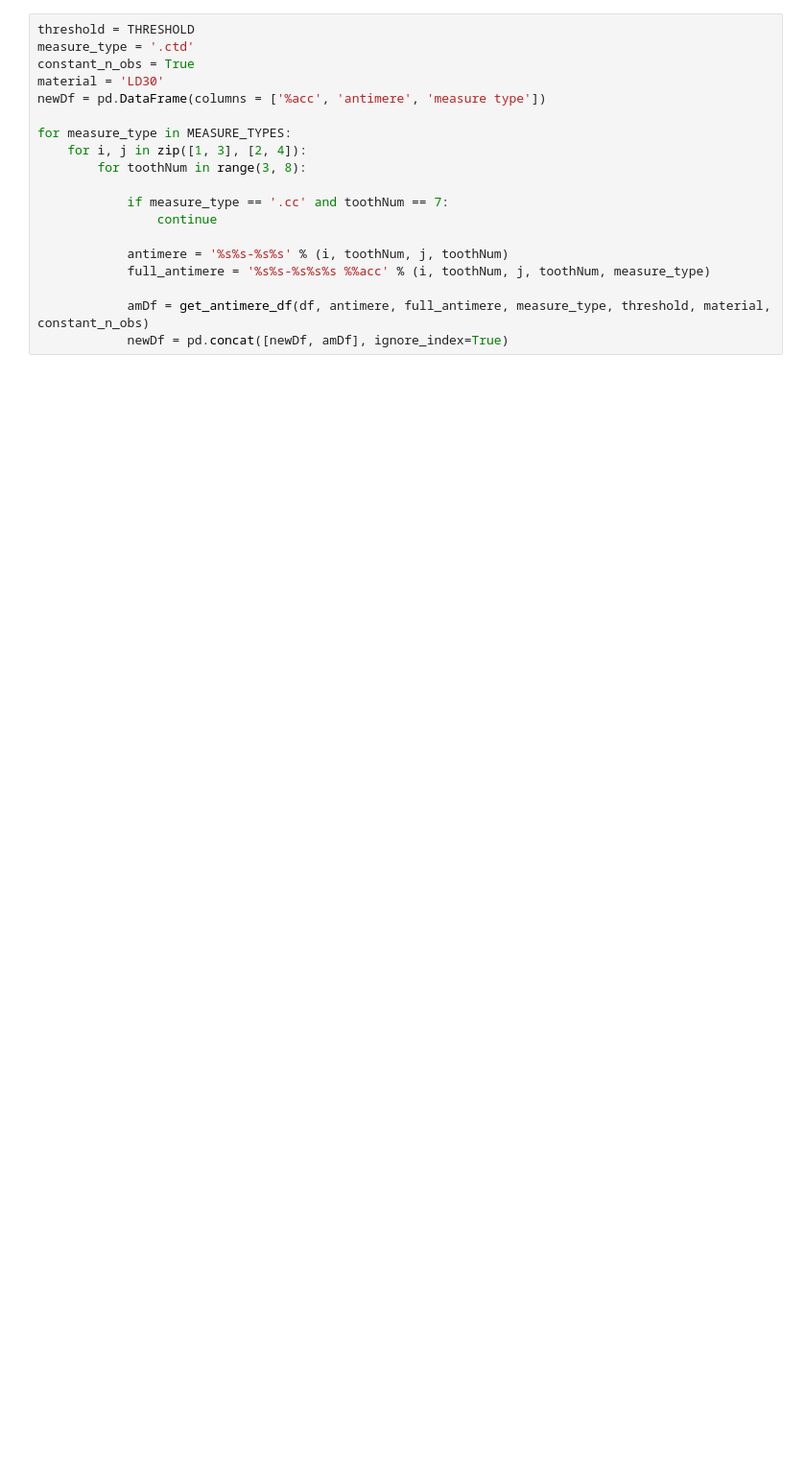
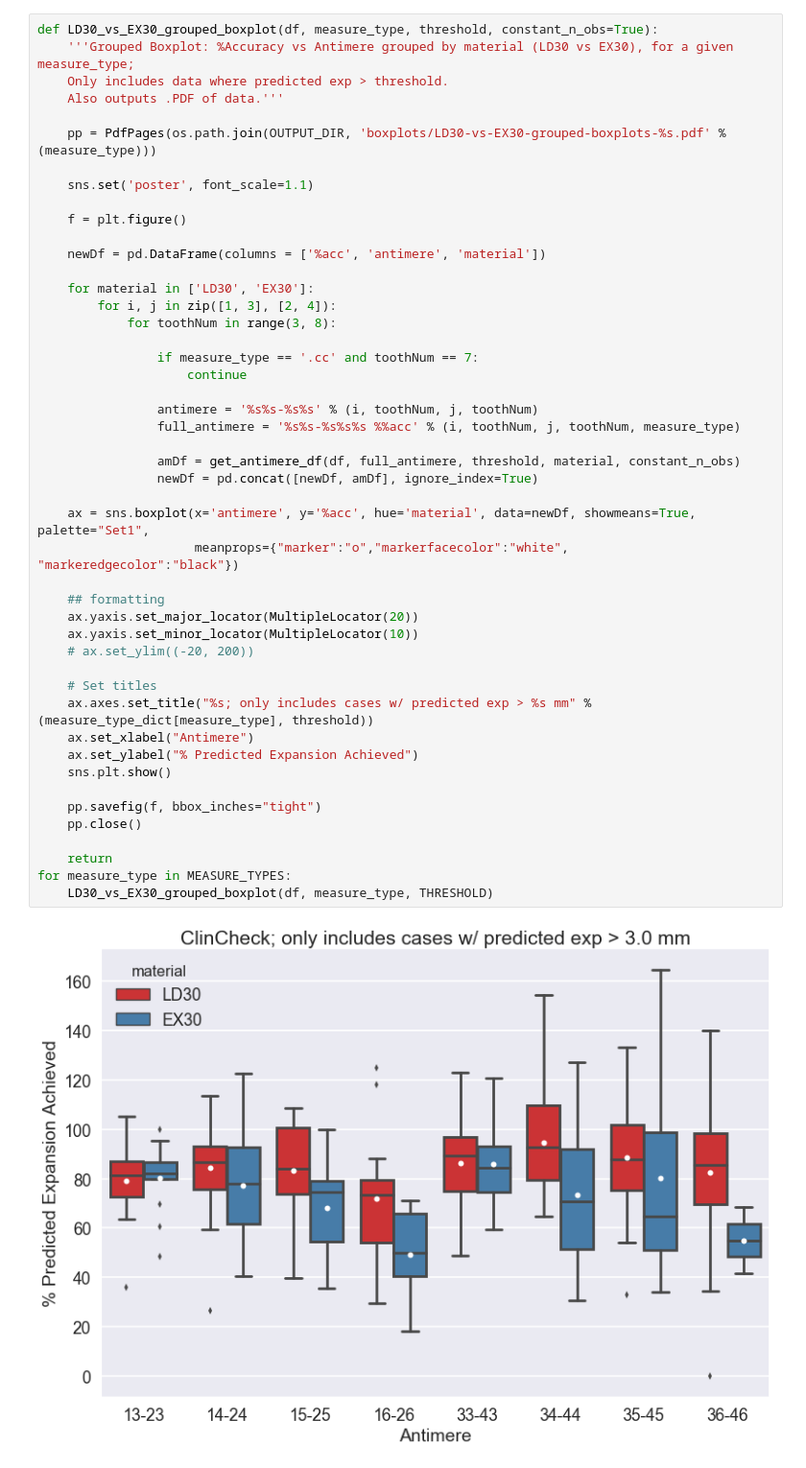
Before and after one commit to richard-tien/PROJ174, a Jupyter notebook: box-plots.ipynb, the cells around one changed output. Shown at 96% size. Drawn from its saved outputs; the diff is of its cells as text; blank space fills up the shorter version.

```diff
--- a/box-plots.ipynb
+++ b/box-plots.ipynb
@@ -111,19 +276,49 @@ for measure_type in MEASURE_TYPES:
 # %%
-threshold = THRESHOLD
-measure_type = '.ctd'
-constant_n_obs = True
-material = 'LD30'
-newDf = pd.DataFrame(columns = ['%acc', 'antimere', 'measure type'])
+def LD30_vs_EX30_grouped_boxplot(df, measure_type, threshold, constant_n_obs=True):
+    '''Grouped Boxplot: %Accuracy vs Antimere grouped by material (LD30 vs EX30), for a given measure_type;
+    Only includes data where predicted exp > threshold.
+    Also outputs .PDF of data.'''
 
+    pp = PdfPages(os.path.join(OUTPUT_DIR, 'boxplots/LD30-vs-EX30-grouped-boxplots-%s.pdf' % (measure_type)))
+
+    sns.set('poster', font_scale=1.1)
+
+    f = plt.figure()
+
+    newDf = pd.DataFrame(columns = ['%acc', 'antimere', 'material'])
+
+    for material in ['LD30', 'EX30']:
+        for i, j in zip([1, 3], [2, 4]):
+            for toothNum in range(3, 8):
+
+                if measure_type == '.cc' and toothNum == 7:
+                    continue
+
+                antimere = '%s%s-%s%s' % (i, toothNum, j, toothNum)
+                full_antimere = '%s%s-%s%s%s %%acc' % (i, toothNum, j, toothNum, measure_type)
+
+                amDf = get_antimere_df(df, full_antimere, threshold, material, constant_n_obs)
+                newDf = pd.concat([newDf, amDf], ignore_index=True)
+
+    ax = sns.boxplot(x='antimere', y='%acc', hue='material', data=newDf, showmeans=True, palette="Set1",
+                     meanprops={"marker":"o","markerfacecolor":"white", "markeredgecolor":"black"})
+
+    ## formatting
+    ax.yaxis.set_major_locator(MultipleLocator(20))
+    ax.yaxis.set_minor_locator(MultipleLocator(10))
+    # ax.set_ylim((-20, 200))
+
+    # Set titles
+    ax.axes.set_title("%s; only includes cases w/ predicted exp > %s mm" % (measure_type_dict[measure_type], threshold))
+    ax.set_xlabel("Antimere")
+    ax.set_ylabel("% Predicted Expansion Achieved")
+    sns.plt.show()
+
+    pp.savefig(f, bbox_inches="tight")
+    pp.close()
+
+    return
 for measure_type in MEASURE_TYPES:
-    for i, j in zip([1, 3], [2, 4]):
-        for toothNum in range(3, 8):
-
-            if measure_type == '.cc' and toothNum == 7:
-                continue
-
-            antimere = '%s%s-%s%s' % (i, toothNum, j, toothNum)
-            full_antimere = '%s%s-%s%s%s %%acc' % (i, toothNum, j, toothNum, measure_type)
-
-            amDf = get_antimere_df(df, antimere, full_antimere, measure_type, threshold, material, constant_n_obs)
-            newDf = pd.concat([newDf, amDf], ignore_index=True)
+    LD30_vs_EX30_grouped_boxplot(df, measure_type, THRESHOLD)
+# %% [output]
+[figure, added]
```
Also changed, not shown: parts of 11 cells of this notebook.
